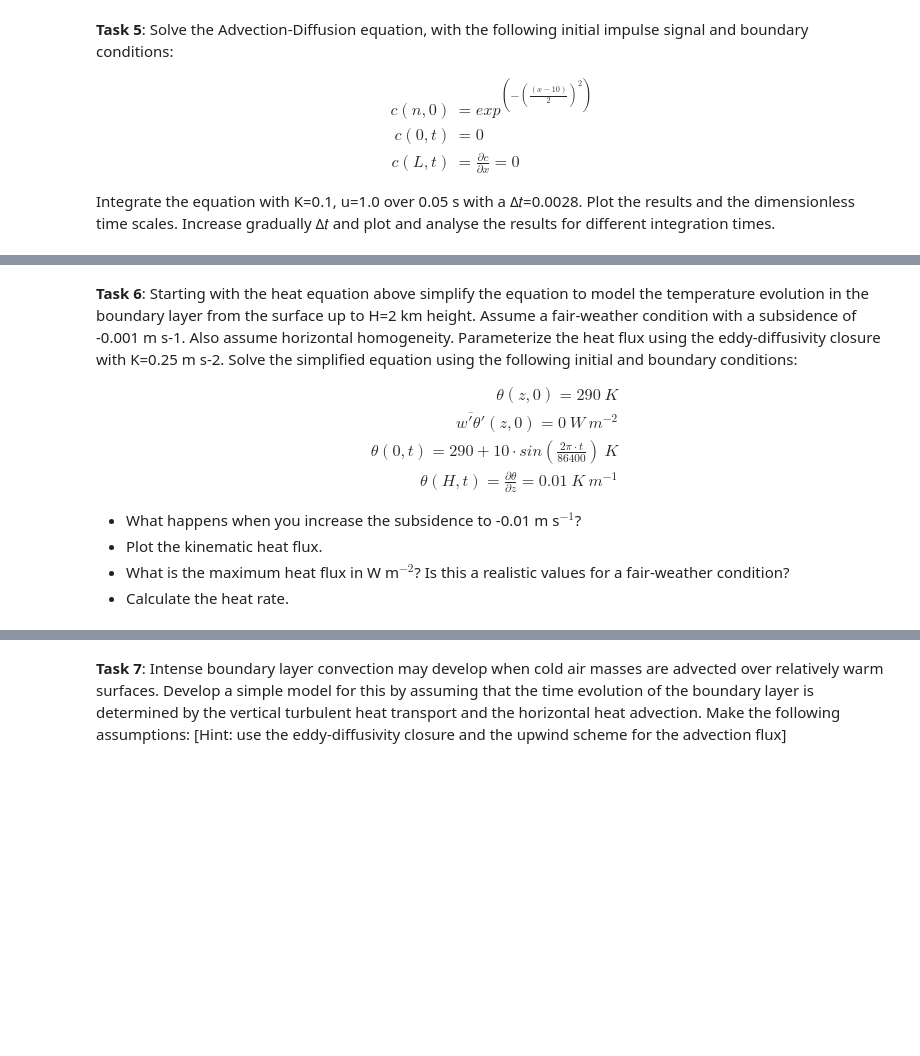
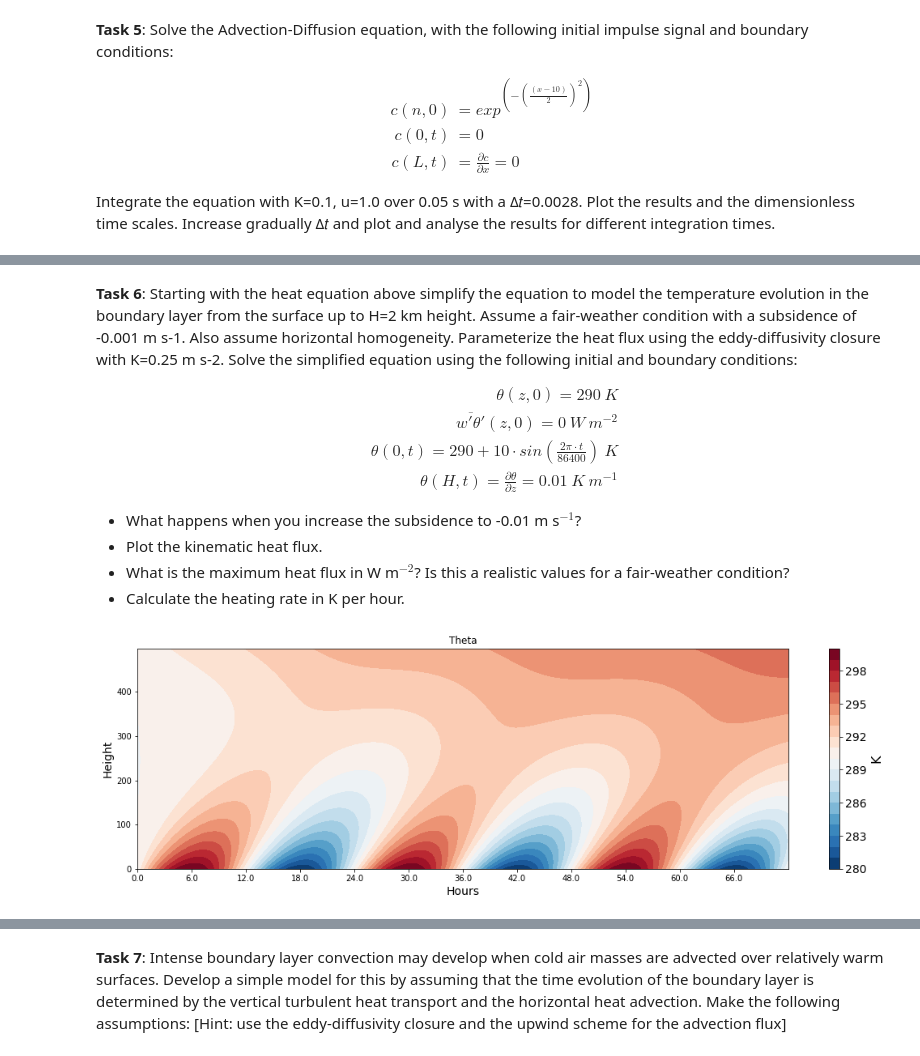
Before and after one commit to sauterto/climate_modelling, a Jupyter notebook: _sources/docs/nb_advection.ipynb, the cells around one changed output, grey strips where cells are left out. Cells and saved outputs as stored; diff of their text form; code cells hidden in the pictures; blank space fills up the shorter version.

```diff
--- a/_sources/docs/nb_advection.ipynb
+++ b/_sources/docs/nb_advection.ipynb
@@ -174,8 +193,12 @@ plt.show()
 - What happens when you increase the subsidence to -0.01 m s$^{-1}$?
 - Plot the kinematic heat flux.
 - What is the maximum heat flux in W m$^{-2}$? Is this a realistic values for a fair-weather condition?
-- Calculate the heat rate.
+- Calculate the heating rate in K per hour.
 # %%
+import numpy as np
+import matplotlib.pyplot as plt
+import math
+
 def boundary_layer(w, K, integration, dt, Nz, H):
     """ Simple advection-diffusion equation.
 
@@ -201,38 +224,44 @@ def boundary_layer(w, K, integration, dt, Nz, H):
     kl  = np.arange(0,Nz-2)
 
     # Initial temperature field
-    theta = 290 * np.ones(Nz)
-    theta_all = np.zeros((Nz,int(integration/dt)))
-
-    cov = np.zeros(Nz)
-    cov_all = np.zeros((Nz,int(integration/dt)))
+    # CHANGE LINES HERE
+    theta = XXXXXX
+    cov = XXXXXX
+    theta_all = XXXXXX
+    cov_all = XXXXXX
 
     # Dimensionless parameters
     d = (K*dt)/(dz**2)
     c = (w*dt)/dz
 
+    # Init time counter
     t = 0
 
     for idx in range(int(integration/dt)):
 
         # Set BC top
-        theta[Nz-1] = theta[Nz-2] + 0.01 * dz
+        # CHANGE LINES HERE
+        theta[Nz-1] = theta[Nz-2] + XXXXXX
 
         # Set BC surface
-        theta[0] = 290 + 10.0 * np.sin((2*pi*t)/86400)
+        # CHANGE LINES HERE
+        theta[0] = XXXXXX
 
         # Update flux
-        theta[k] = (1-2*d)*theta[k] + (d-(c/2))*theta[kr] + (d+(c/2))*theta[kl]
+        # CHANGE LINES HERE
+        theta[k] = XXXXXX
         theta_all[:,idx] = theta[:]
 
         # Calculate and store the covariance
-        cov[k] = -K * ((theta[kr]-theta[kl]) / (2*dz))
+        # CHANGE LINES HERE
+        cov[k] = XXXXXX
+        cov[0] = cov[1]
         cov_all[:,idx] = cov[:]
 
         # Increase time step
         t = t + dt
 
-    return(theta_all, cov_all, dz, u, K, c, d)
+    return(theta_all, cov_all, np.arange(0, integration, dt), np.arange(0, Nz*dz, dz), K, c, d)
 # %%
 def make_plot(data, x, z, levels, title, unit, xlab, zlab, cmap='RdBu_r'):
     """ Useful function for plotting 2D-fields as contour plot"""
@@ -255,17 +285,20 @@ def make_plot(data, x, z, levels, title, unit, xlab, zlab, cmap='RdBu_r'):
 # %%
 Nz = 200
 H = 500
 integration = 86400*3
 dt = 1
 
-phi1, cov, x, z, u, K, c, d = boundary_layer(w=-0.001, K=0.25, integration=integration, dt=dt, Nz=Nz, H=H)
+# Run the boundary layer model
+phi1, cov, x, z, K, c, d = boundary_layer(w=-0.001, K=0.5, integration=integration, dt=dt, Nz=Nz, H=H)
 
 # Create 2D mesh grid
 ax = make_plot(phi1, x=x, z=z, levels=21, title='Theta', unit='K', xlab='Hours', zlab='Height', cmap='RdBu_r')
 
 # Correct the ticks
 ax.set_xticks(x[x%(3600*6)==0]);
 ax.set_xticklabels(list(map(str,(x[x%(3600*6)==0]/3600))), size=10, weight='normal');
+# %% [output]
+[figure, added]
 # %%
 # Plot the heat fluxes
 
```
Also changed, not shown: parts of 30 cells of this notebook, 40 other files.
